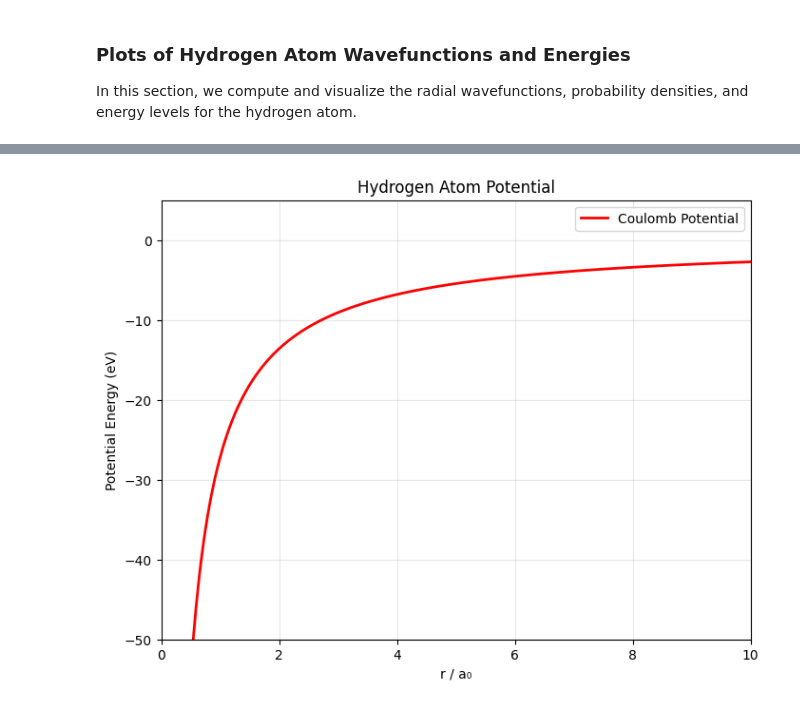
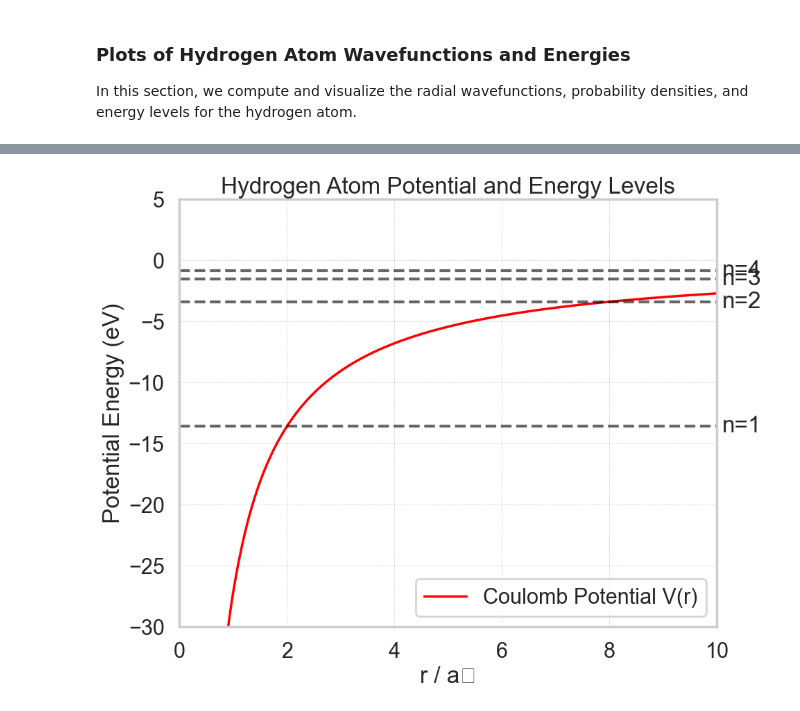
Before and after one commit to BBCnewslondon/Atomic-physics, a Jupyter notebook: chapter3_hydrogen.ipynb, the cells around one changed output, grey strips where cells are left out. Cells and saved outputs as stored; diff of their text form; code cells hidden in the pictures.

```diff
--- a/chapter3_hydrogen.ipynb
+++ b/chapter3_hydrogen.ipynb
@@ -63,8 +63,14 @@ In this section, we compute and visualize the radial wavefunctions, probability
 # %%
 import numpy as np
 import matplotlib.pyplot as plt
-from scipy.special import genlaguerre, factorial
+from scipy.special import genlaguerre, lpmv
 from scipy.constants import physical_constants
+import seaborn as sns
+
+# Apply a professional plot style
+sns.set_context("poster")
+sns.set_style("whitegrid")
+plt.rcParams['figure.figsize'] = (12, 8)
 
 # Constants
 a0 = physical_constants['Bohr radius'][0]  # Bohr radius in meters
@@ -155,17 +183,33 @@ plt.show()
 # %%
 # Plot the Coulomb potential
-r_potential = np.linspace(0.01*a0, 20*a0, 1000)  # Start r from a small non-zero value
+r_potential_a0 = np.linspace(0.01, 10, 1000)
+r_potential = r_potential_a0 * a0
 V_coulomb = -e**2 / (4 * np.pi * eps0 * r_potential) / 1.602e-19  # in eV
 
-plt.figure(figsize=(8, 6))
-plt.plot(r_potential/a0, V_coulomb, 'r-', linewidth=2, label='Coulomb Potential')
-plt.xlabel('r / a₀')
+plt.figure(figsize=(10, 8))
+plt.plot(r_potential_a0, V_coulomb, 'r-', linewidth=2.5, label='Coulomb Potential V(r)')
+
+# Overlay energy levels
+for n in range(1, 5):
+    energy = -13.6 / n**2
+    plt.hlines(energy, 0, 10, color='k', linestyle='--', alpha=0.6)
+
+    # Adjust text position to avoid overlap
+    vertical_alignment = 'center'
+    if n == 2:
+        vertical_alignment = 'bottom'
+    elif n == 3:
+        vertical_alignment = 'top'
+
+    plt.text(10.1, energy, f'n={n}', va=vertical_alignment)
+
+plt.xlabel(r'$r / a_0$')
 plt.ylabel('Potential Energy (eV)')
-plt.title('Hydrogen Atom Potential')
-plt.grid(True, alpha=0.3)
-plt.ylim(-50, 5)  # Adjust y-limit to show deeper potential
-plt.xlim(0, 10)    # Focus on the region of interest
-plt.legend()
+plt.title('Hydrogen Atom Potential and Energy Levels')
+plt.grid(True, which='both', linestyle='--', linewidth=0.5)
+plt.ylim(-30, 5)
+plt.xlim(0, 10)
+plt.legend(loc='lower right')
 plt.show()
 # %% [output]
-[figure, old version]
+[figure, new version]
```
Also changed, not shown: parts of 3 cells of this notebook.
